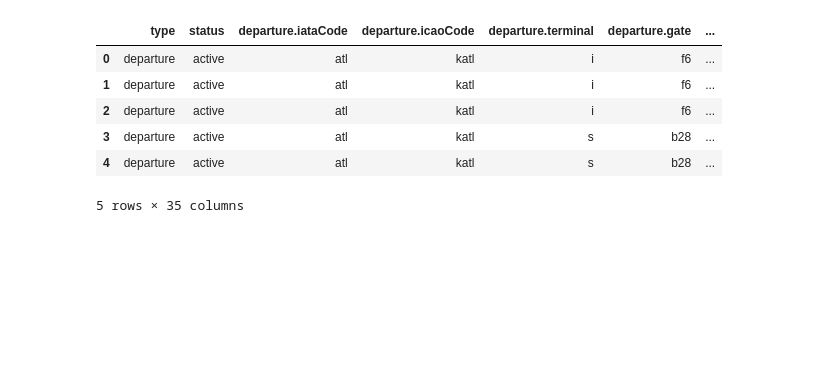
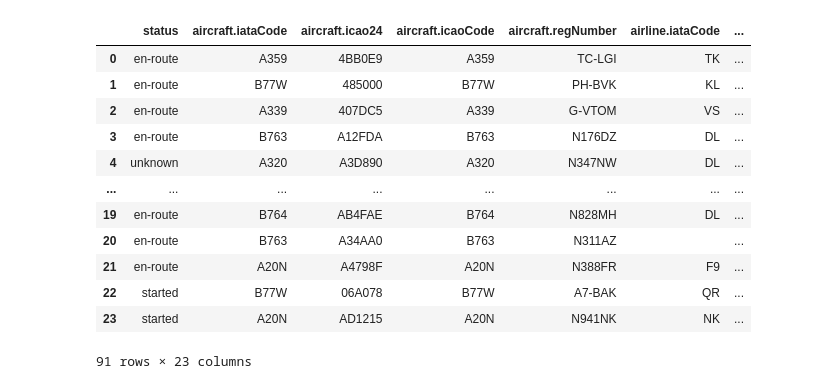
Before and after one commit to harveysimpsondata/Airline-Data-Pipeline, a Jupyter notebook: Airline_API.ipynb, the cells around one changed output. Saved outputs shown, nothing was run; the diff lists cells and outputs as text; code cells hidden in the pictures; blank space fills up the shorter version.

```diff
--- a/Airline_API.ipynb
+++ b/Airline_API.ipynb
@@ -66,16 +102,22 @@ df_real_time_flights = pd.concat([df_real_time_departures, df_real_time_arrials]
 df_hist_departures = pd.json_normalize(historical_departures['data'])
 df_hist_arrivals = pd.json_normalize(historical_arrivals['data'])
 df_hist_flights = pd.concat([df_hist_departures, df_hist_arrivals])
-# %%
-df_hist_flights.head()
-# %% [output]
-|  | type | status | departure.iataCode | departure.icaoCode | departure.terminal | departure.gate | ... |
-| 0 | departure | active | atl | katl | i | f6 | ... |
-| 1 | departure | active | atl | katl | i | f6 | ... |
-| 2 | departure | active | atl | katl | i | f6 | ... |
-| 3 | departure | active | atl | katl | s | b28 | ... |
-| 4 | departure | active | atl | katl | s | b28 | ... |
-5 rows × 35 columns
+# %%
+df_real_time_flights
+# %% [output]
+|  | status | aircraft.iataCode | aircraft.icao24 | aircraft.icaoCode | aircraft.regNumber | airline.iataCode | ... |
+| 0 | en-route | A359 | 4BB0E9 | A359 | TC-LGI | TK | ... |
+| 1 | en-route | B77W | 485000 | B77W | PH-BVK | KL | ... |
+| 2 | en-route | A339 | 407DC5 | A339 | G-VTOM | VS | ... |
+| 3 | en-route | B763 | A12FDA | B763 | N176DZ | DL | ... |
+| 4 | unknown | A320 | A3D890 | A320 | N347NW | DL | ... |
+| ... | ... | ... | ... | ... | ... | ... | ... |
+| 19 | en-route | B764 | AB4FAE | B764 | N828MH | DL | ... |
+| 20 | en-route | B763 | A34AA0 | B763 | N311AZ |  | ... |
+| 21 | en-route | A20N | A4798F | A20N | N388FR | F9 | ... |
+| 22 | started | B77W | 06A078 | B77W | A7-BAK | QR | ... |
+| 23 | started | A20N | AD1215 | A20N | N941NK | NK | ... |
+91 rows × 23 columns
 # %%
 l = ['departure.scheduledTime', 'departure.estimatedTime', 'departure.actualTime', 'departure.estimatedRunway', 'departure.actualRunway', 'arrival.scheduledTime', 'arrival.estimatedTime', 'arrival.actualTime', 'arrival.estimatedRunway', 'arrival.actualRunway']
 for i in l:
```
Also changed, not shown: parts of 3 cells of this notebook, 3 other files.
